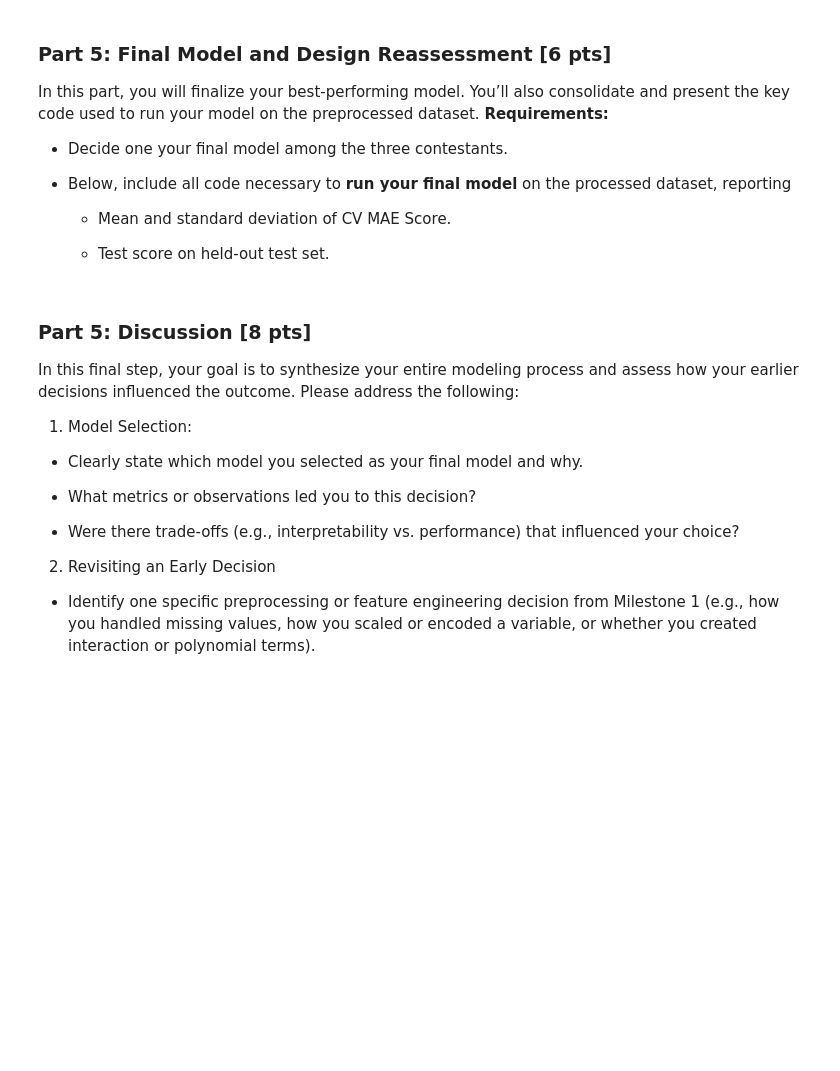
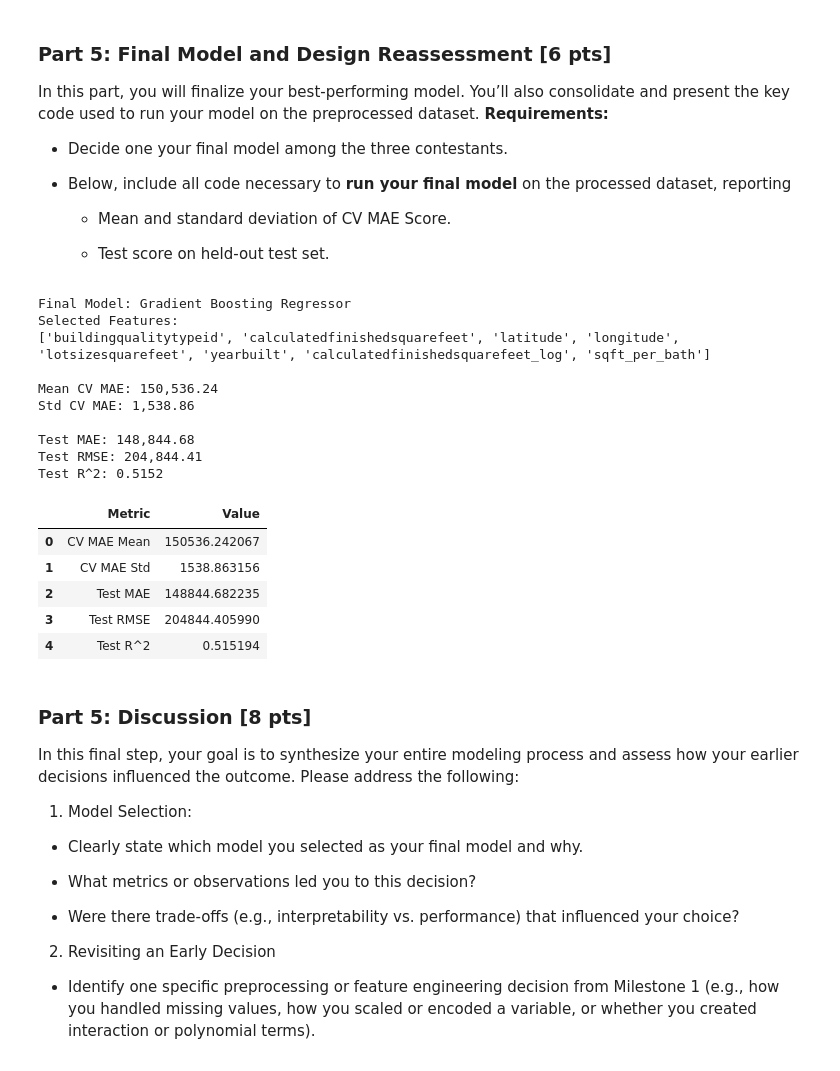
Before and after one commit to alexisligayaaa/DX603-Milestone-2, a Jupyter notebook: Milestone_02_updated.ipynb, the cells around one changed output. Drawn from its saved outputs; the diff is of its cells as text; code cells hidden in the pictures; blank space fills up the shorter version.

```diff
--- a/Milestone_02_updated.ipynb
+++ b/Milestone_02_updated.ipynb
@@ -564,3 +562,79 @@ In this part, you will finalize your best-performing model.  You’ll also conso
+# %%
+# Add as many cells as you need
+
+# Final model: tuned Gradient Boosting from Part 4
+final_model = GradientBoostingRegressor(
+    n_estimators=200,
+    learning_rate=0.1,
+    max_depth=7,
+    min_samples_split=5,
+    subsample=1.0,
+    random_state=42
+)
+
+# Repeated CV on training data
+final_cv_scores = cross_val_score(
+    final_model,
+    X_train_sel,
+    y_train,
+    scoring="neg_mean_absolute_error",
+    cv=cv,
+    n_jobs=-1
+)
+
+final_cv_mae = -final_cv_scores
+
+print("Final Model: Gradient Boosting Regressor")
+print("Selected Features:")
+print(selected_features)
+print()
+print(f"Mean CV MAE: {final_cv_mae.mean():,.2f}")
+print(f"Std CV MAE: {final_cv_mae.std():,.2f}")
+
+# Fit on full training set
+final_model.fit(X_train_sel, y_train)
+
+# Evaluate on held-out test set
+y_test_pred = final_model.predict(X_test_sel)
+
+test_mae = np.mean(np.abs(y_test - y_test_pred))
+test_rmse = np.sqrt(mean_squared_error(y_test, y_test_pred))
+test_r2 = final_model.score(X_test_sel, y_test)
+
+print()
+print(f"Test MAE: {test_mae:,.2f}")
+print(f"Test RMSE: {test_rmse:,.2f}")
+print(f"Test R^2: {test_r2:.4f}")
+
+final_results = pd.DataFrame({
+    "Metric": ["CV MAE Mean", "CV MAE Std", "Test MAE", "Test RMSE", "Test R^2"],
+    "Value": [
+        final_cv_mae.mean(),
+        final_cv_mae.std(),
+        test_mae,
+        test_rmse,
+        test_r2
+    ]
+})
+
+final_results
+# %% [output]
+Final Model: Gradient Boosting Regressor
+Selected Features:
+['buildingqualitytypeid', 'calculatedfinishedsquarefeet', 'latitude', 'longitude', 'lotsizesquarefeet', 'yearbuilt', 'calculatedfinishedsquarefeet_log', 'sqft_per_bath']
+
+Mean CV MAE: 150,536.24
+Std CV MAE: 1,538.86
+
+Test MAE: 148,844.68
+Test RMSE: 204,844.41
+Test R^2: 0.5152
+|  | Metric | Value |
+| 0 | CV MAE Mean | 150536.242067 |
+| 1 | CV MAE Std | 1538.863156 |
+| 2 | Test MAE | 148844.682235 |
+| 3 | Test RMSE | 204844.405990 |
+| 4 | Test R^2 | 0.515194 |
 # %% [markdown]
 ### Part 5: Discussion [8 pts]
 
```
Also changed, not shown: parts of 12 cells of this notebook.
